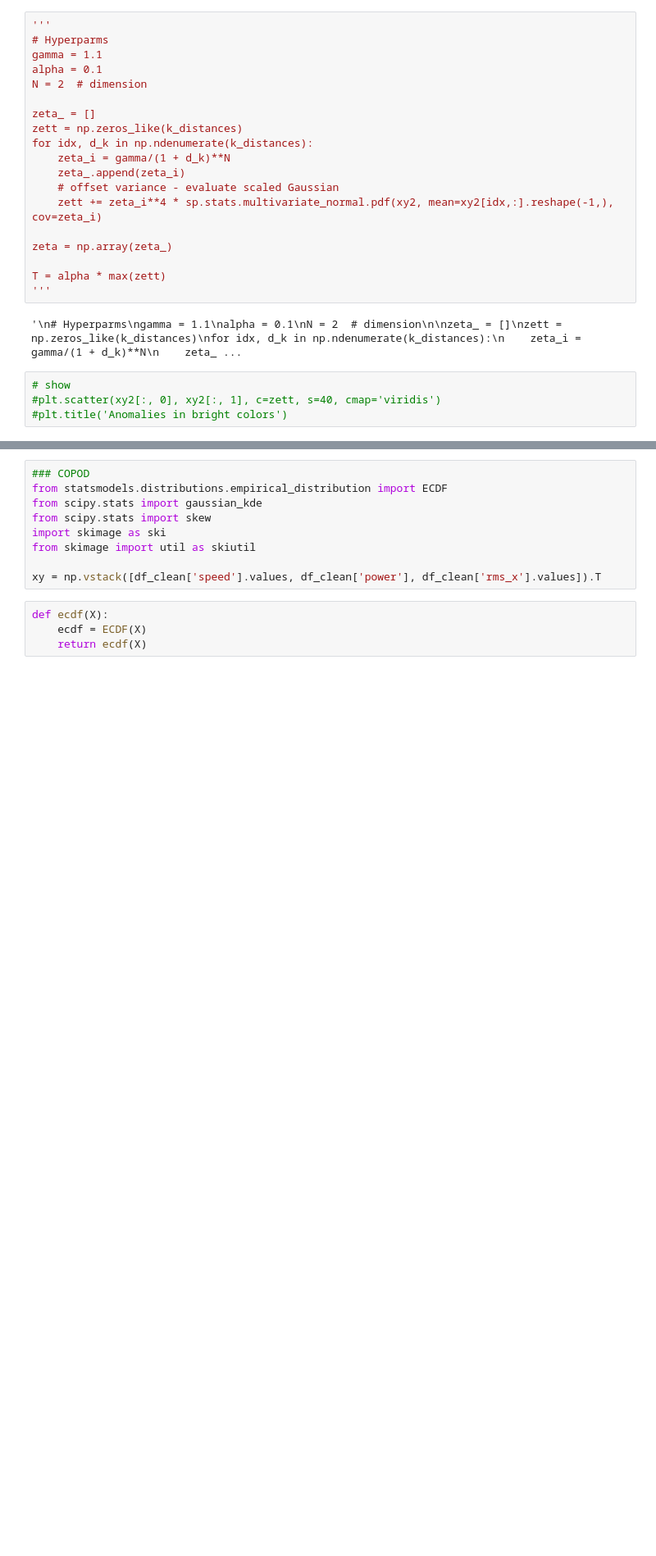
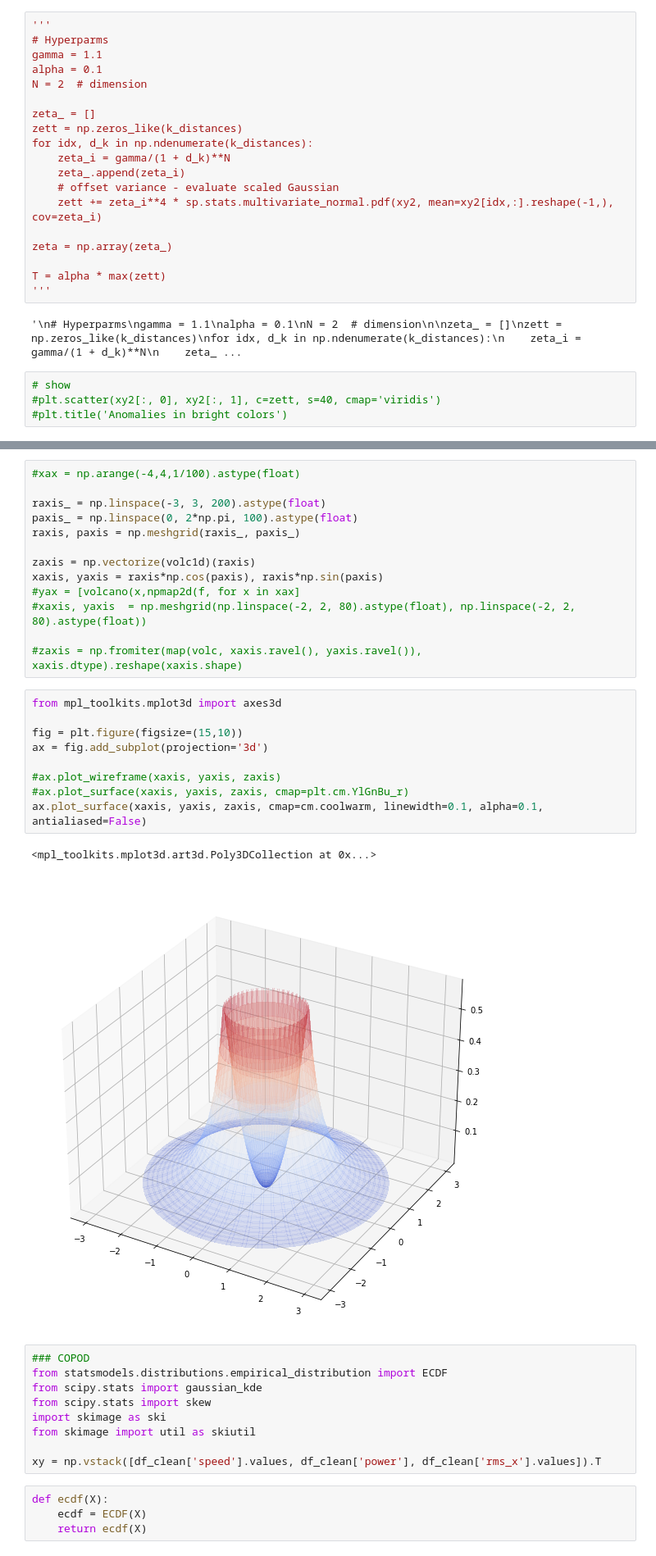
Before and after one commit to sedgewickmm18/notebooks-attic, a Jupyter notebook: PumpVibrationUseCaseInMoreDetail.ipynb, the cells around one changed output, grey strips where cells are left out. Shown at 82% size. Cells and saved outputs as stored; diff of their text form; blank space fills up the shorter version.

```diff
--- a/PumpVibrationUseCaseInMoreDetail.ipynb
+++ b/PumpVibrationUseCaseInMoreDetail.ipynb
@@ -374,3 +409,28 @@ Since **this set of marginal CDFs uniquely determines the joint CDF**, the idea
+# %%
+#xax = np.arange(-4,4,1/100).astype(float)
+
+raxis_ = np.linspace(-3, 3, 200).astype(float)
+paxis_ = np.linspace(0, 2*np.pi, 100).astype(float)
+raxis, paxis = np.meshgrid(raxis_, paxis_)
+
+zaxis = np.vectorize(volc1d)(raxis)
+xaxis, yaxis = raxis*np.cos(paxis), raxis*np.sin(paxis)
+#yax = [volcano(x,npmap2d(f, for x in xax]
+#xaxis, yaxis  = np.meshgrid(np.linspace(-2, 2, 80).astype(float), np.linspace(-2, 2, 80).astype(float))
+
+#zaxis = np.fromiter(map(volc, xaxis.ravel(), yaxis.ravel()), xaxis.dtype).reshape(xaxis.shape)
+# %%
+from mpl_toolkits.mplot3d import axes3d
+
+fig = plt.figure(figsize=(15,10))
+ax = fig.add_subplot(projection='3d')
+
+#ax.plot_wireframe(xaxis, yaxis, zaxis)
+#ax.plot_surface(xaxis, yaxis, zaxis, cmap=plt.cm.YlGnBu_r)
+ax.plot_surface(xaxis, yaxis, zaxis, cmap=cm.coolwarm, linewidth=0.1, alpha=0.1, antialiased=False)
+# %% [output]
+<mpl_toolkits.mplot3d.art3d.Poly3DCollection at 0x...>
+[figure, added]
 # %%
 ### COPOD
 from statsmodels.distributions.empirical_distribution import ECDF
```
Also changed, not shown: parts of 4 cells of this notebook, 1 other file.
